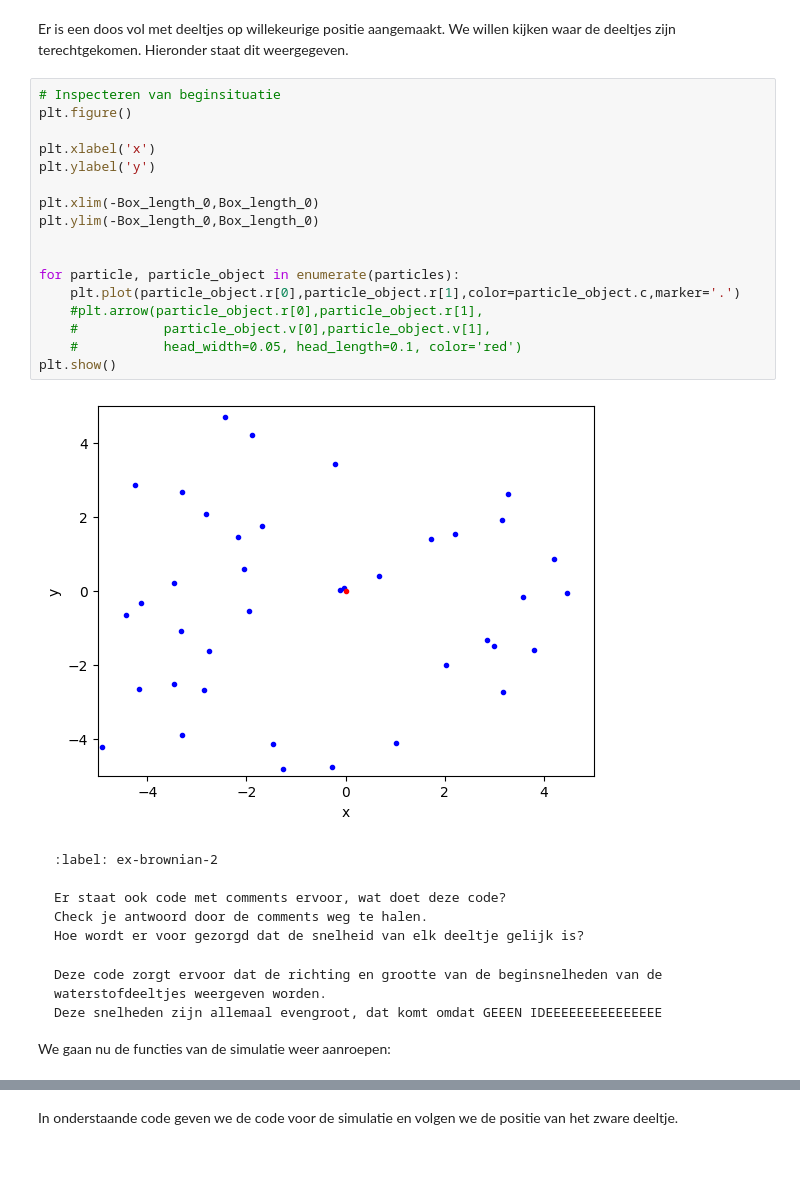
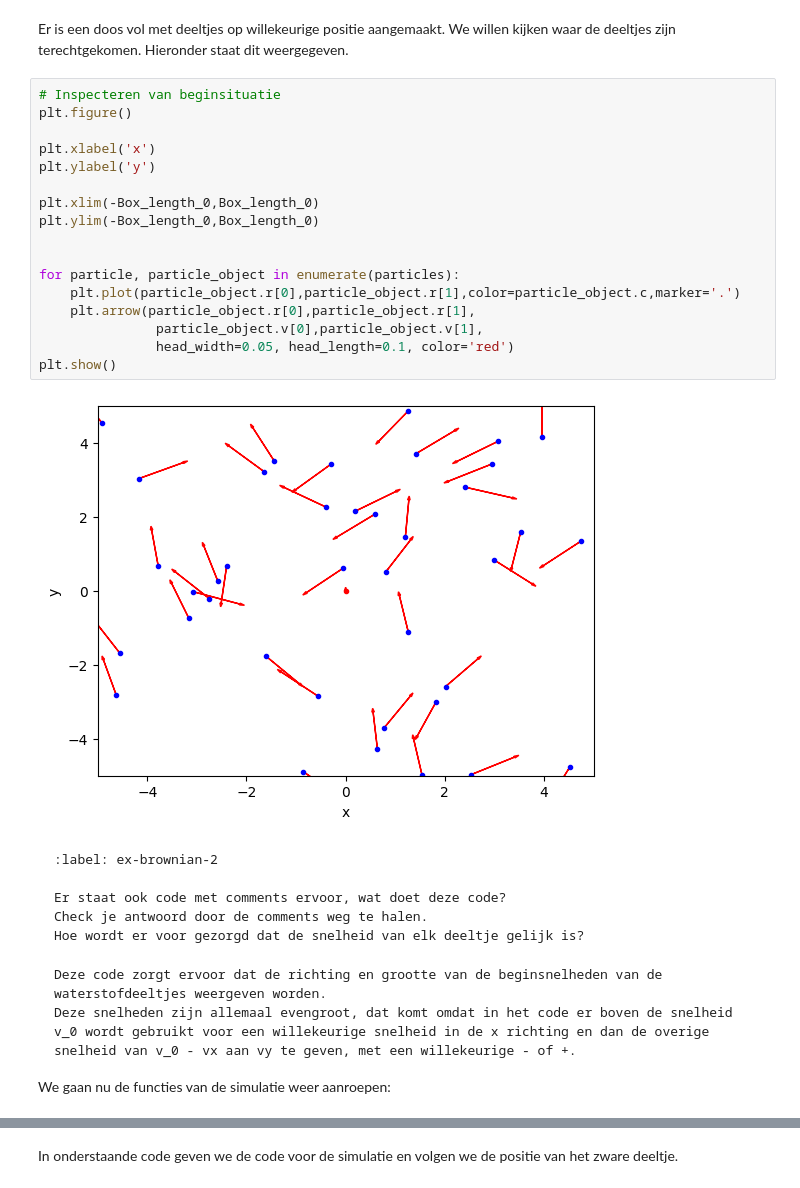
Before and after one commit to SybrenK07/25, a Jupyter notebook: Content/PySim/4_brownianmotion.ipynb, the cells around one changed output, grey strips where cells are left out. Drawn from its saved outputs; the diff is of its cells as text; blank space fills up the shorter version.

````diff
--- a/Content/PySim/4_brownianmotion.ipynb
+++ b/Content/PySim/4_brownianmotion.ipynb
@@ -90,22 +91,22 @@ Hieronder staat dit weergegeven.
 # %%
 # Inspecteren van beginsituatie
 plt.figure()
 
 plt.xlabel('x')
 plt.ylabel('y')
 
 plt.xlim(-Box_length_0,Box_length_0)
 plt.ylim(-Box_length_0,Box_length_0)
 
 
 for particle, particle_object in enumerate(particles):
     plt.plot(particle_object.r[0],particle_object.r[1],color=particle_object.c,marker='.')
-    #plt.arrow(particle_object.r[0],particle_object.r[1],
-    #           particle_object.v[0],particle_object.v[1],
-    #           head_width=0.05, head_length=0.1, color='red')
+    plt.arrow(particle_object.r[0],particle_object.r[1],
+               particle_object.v[0],particle_object.v[1],
+               head_width=0.05, head_length=0.1, color='red')
 plt.show()
 # %% [output]
-[figure, old version]
+[figure, new version]
 # %% [markdown]
 ```{exercise}
 :label: ex-brownian-2
@@ -117,7 +118,7 @@ Hoe wordt er voor gezorgd dat de snelheid van elk deeltje gelijk is?
 
 ```{solution} ex-brownian-2
 Deze code zorgt ervoor dat de richting en grootte van de beginsnelheden van de waterstofdeeltjes weergeven worden.
-Deze snelheden zijn allemaal evengroot, dat komt omdat GEEEN IDEEEEEEEEEEEEEEE
+Deze snelheden zijn allemaal evengroot, dat komt omdat in het code er boven de snelheid v_0 wordt gebruikt voor een willekeurige snelheid in de x richting en dan de overige snelheid van v_0 - vx aan vy te geven, met een willekeurige - of +.
 ```
 
 We gaan nu de functies van de simulatie weer aanroepen:
````
Also changed, not shown: parts of 5 cells of this notebook.
